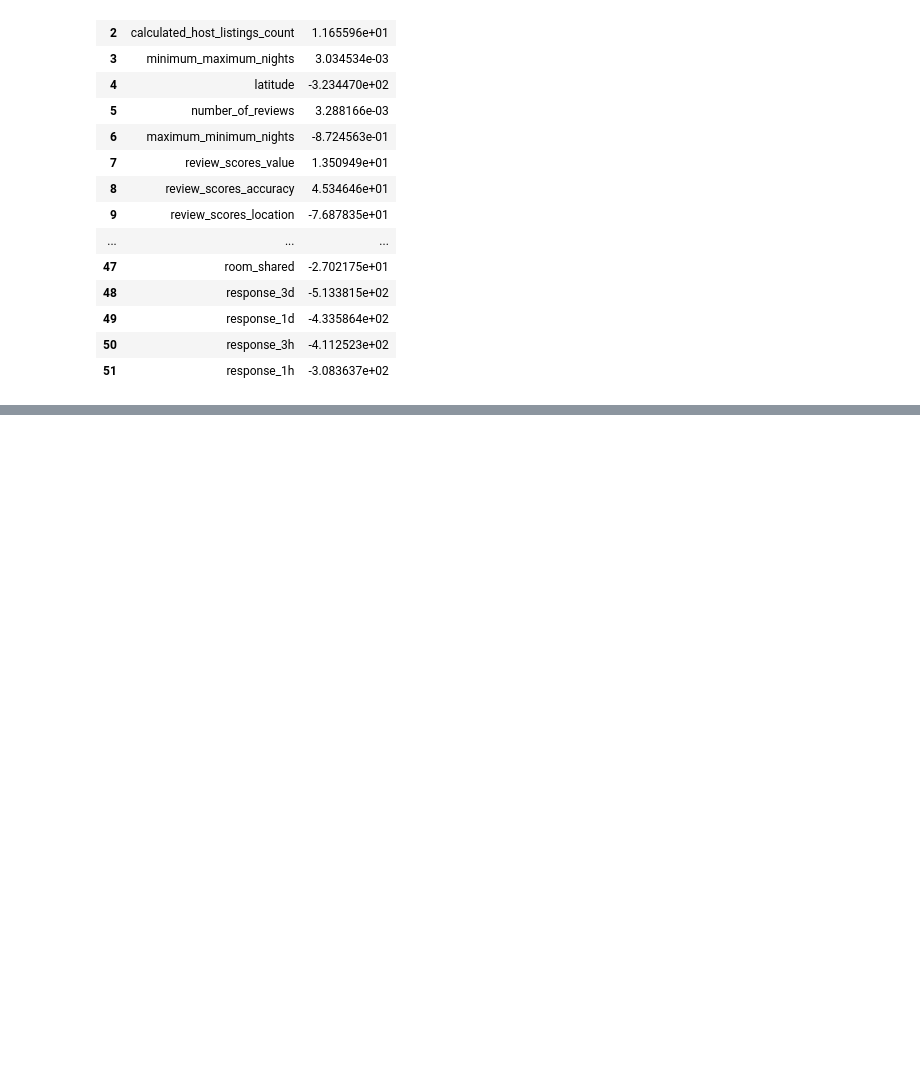
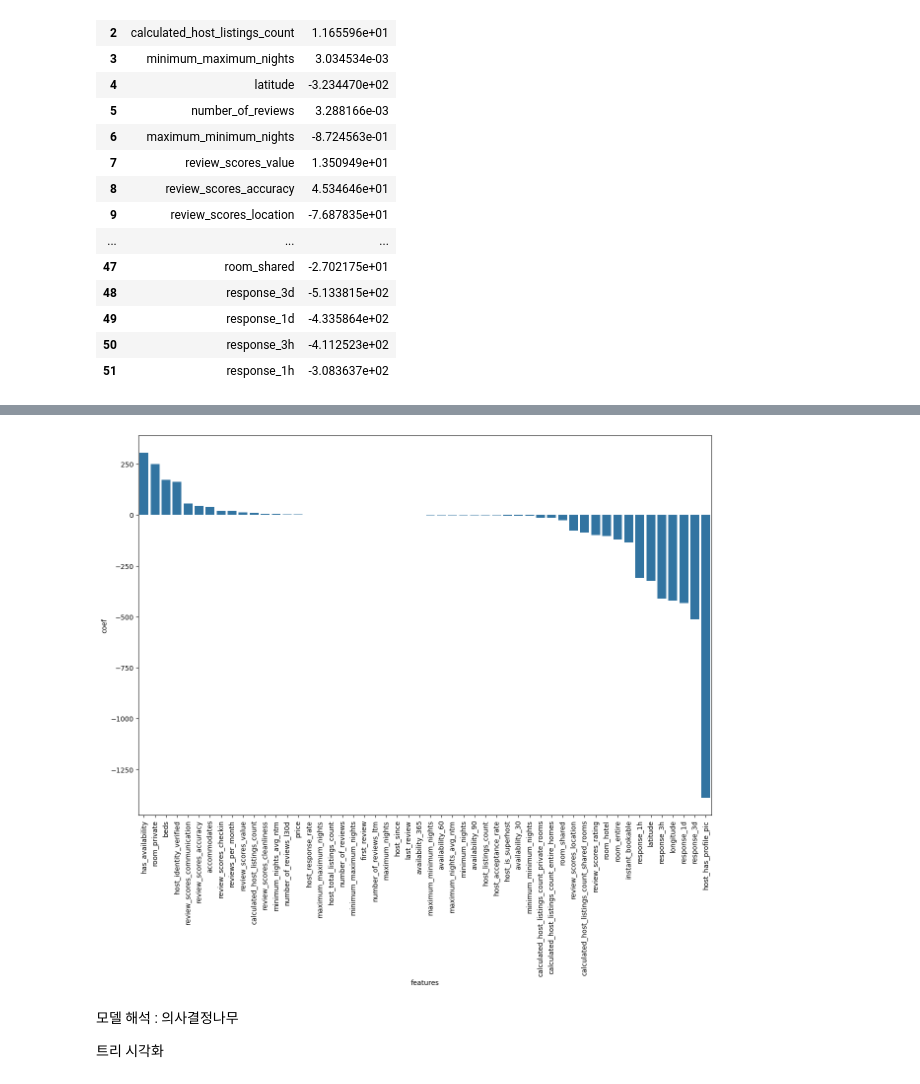
Before and after one commit to HongSeongMo/Airbnb, a Jupyter notebook: Copy_of_Copy_of_airbnb_lecture_5.ipynb, the cells around one changed output, grey strips where cells are left out. Saved outputs shown, nothing was run; the diff lists cells and outputs as text; code cells hidden in the pictures; blank space fills up the shorter version.

```diff
--- a/Copy_of_Copy_of_airbnb_lecture_5.ipynb
+++ b/Copy_of_Copy_of_airbnb_lecture_5.ipynb
@@ -57,7 +57,7 @@ from sklearn.impute import SimpleImputer
 # Load your data into X_train and y_train
 
 # Impute missing values in X_train
-imputer = SimpleImputer(strategy="most_frequent")
+imputer = SimpleImputer(strategy="median")
 X_train = imputer.fit_transform(X_train)
 
 # Create a new LinearRegression model
@@ -353,3 +353,6 @@ coef_df
 | 49 | response_1d | -4.335864e+02 |
 | 50 | response_3h | -4.112523e+02 |
 | 51 | response_1h | -3.083637e+02 |
+# %%
+coef_df = coef_df.sort_values('coef', ascending= False) #내림차순 정렬
+coef_df
@@ -355,0 +384,13 @@ coef_df
+# %%
+sns.barplot(data = coef_df,
+            x = 'features',
+            y = 'coef')
+
+plt.xticks(rotation = 90)
+plt.show()
+# %% [output]
+[figure, added]
+# %% [markdown]
+모델 해석 : 의사결정나무
+
+트리 시각화
```
Also changed, not shown: parts of 13 cells of this notebook.
